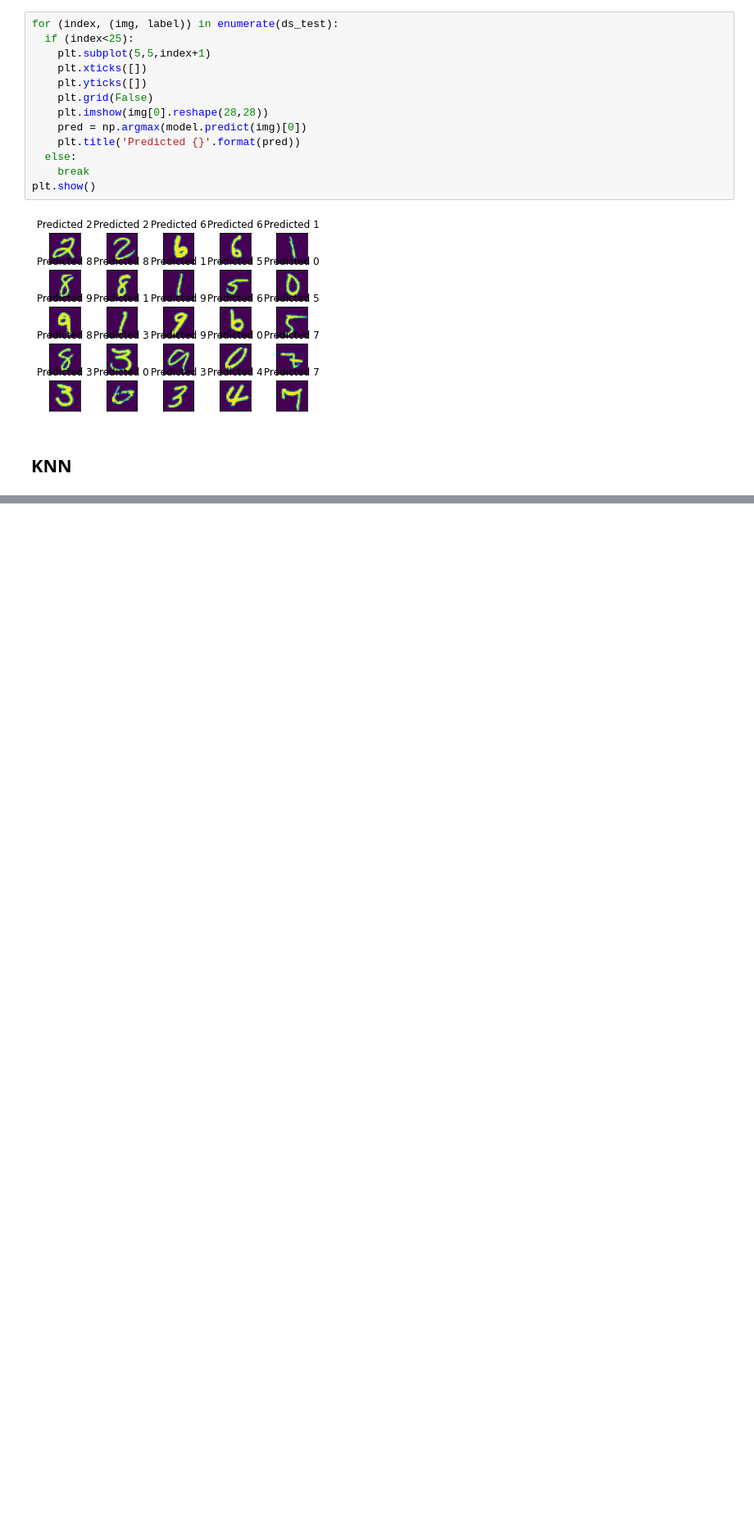
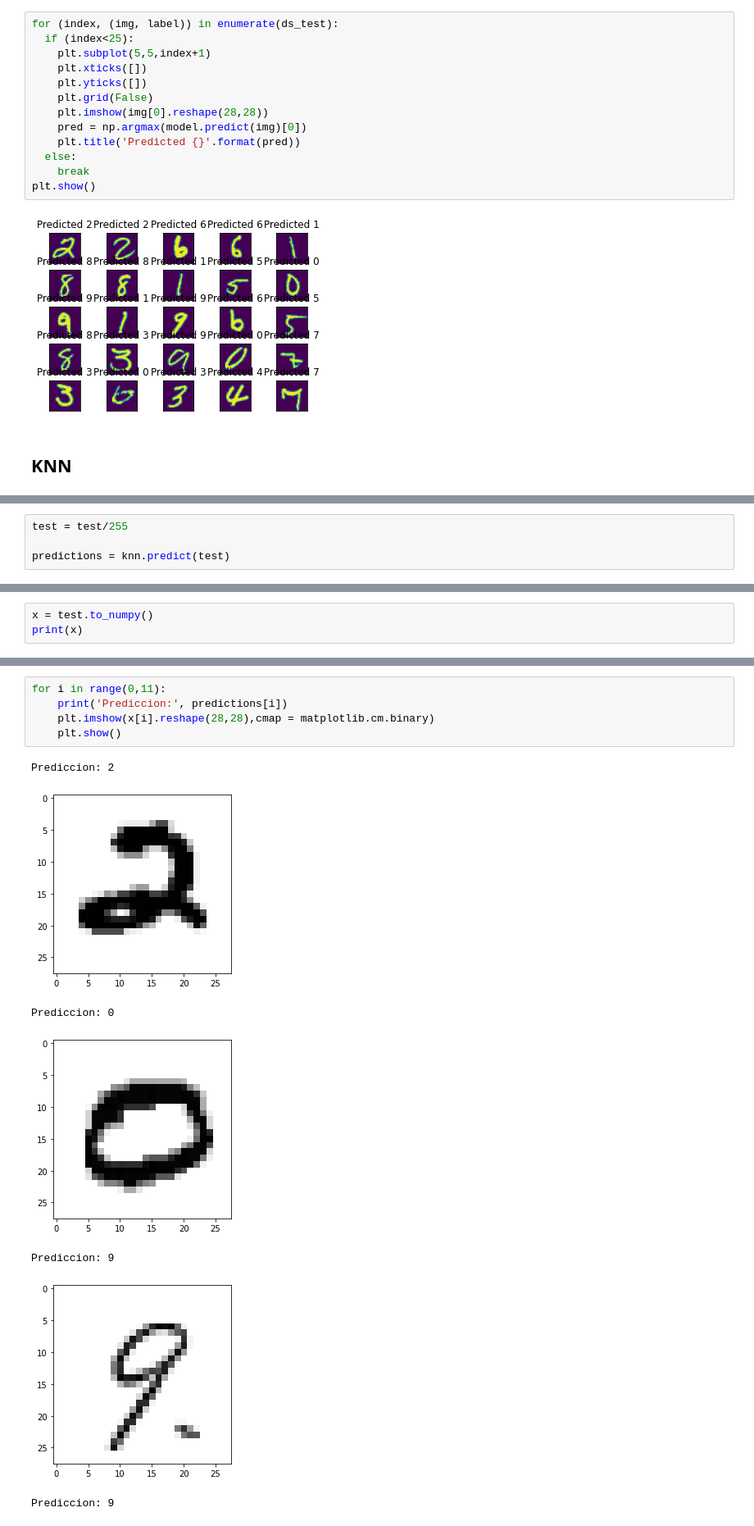
Before and after one commit to marcofuentes05/lab3-ds, a Jupyter notebook: Lab 3 - Number Recognition - Conv2D.ipynb, the cells around one changed output, grey strips where cells are left out. Shown: that part at 82% size. Drawn from its saved outputs; the diff is of its cells as text; blank space fills up the shorter version.

```diff
--- a/Lab 3 - Number Recognition - Conv2D.ipynb
+++ b/Lab 3 - Number Recognition - Conv2D.ipynb
@@ -236,0 +327,4 @@ plt.show()
+# %%
+test = test/255
+
+predictions = knn.predict(test)
@@ -236,0 +344,3 @@ plt.show()
+# %%
+x = test.to_numpy()
+print(x)
@@ -236,0 +355,13 @@ plt.show()
+# %%
+for i in range(0,11):
+    print('Prediccion:', predictions[i])
+    plt.imshow(x[i].reshape(28,28),cmap = matplotlib.cm.binary)
+    plt.show()
+# %% [output]
+Prediccion: 2
+[figure, added]
+Prediccion: 0
+[figure, added]
+Prediccion: 9
+[figure, added]
+Prediccion: 9
```
Also changed, not shown: parts of 19 cells of this notebook, 1 other file.
